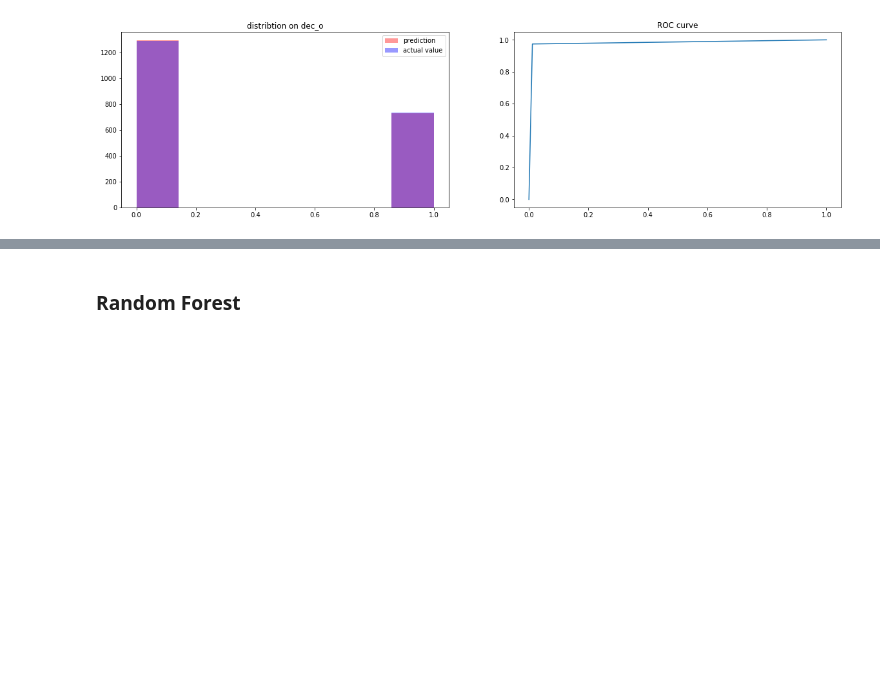
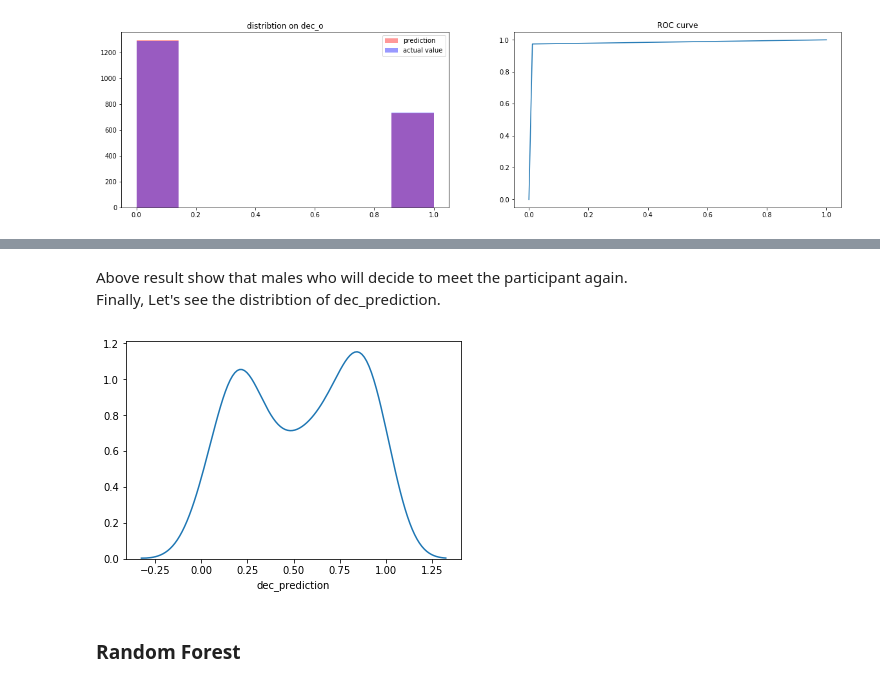
Before and after one commit to imsaulpark/Speed-dating-in-kaggle, a Jupyter notebook: Prediction/Prediction on 'decision_o'.ipynb, the cells around one changed output, grey strips where cells are left out. Saved outputs shown, nothing was run; the diff lists cells and outputs as text; code cells hidden in the pictures; blank space fills up the shorter version.

```diff
--- a/Prediction/Prediction on 'decision_o'.ipynb
+++ b/Prediction/Prediction on 'decision_o'.ipynb
@@ -171,0 +244,15 @@ Image(graph.create_png())
+# %%
+# Input dataframe into our model.
+prediction = clf.predict_proba(df_input)
+
+# Let's make result dataframe and add column including 'prediction'
+dec_prediciton = []
+for i in prediction :
+    dec_prediciton.append(i[0])
+cols = ['iid', 'attr3_1', 'sinc3_1', 'fun3_1', 'intel3_1', 'amb3_1']
+df_result = df_male_drop.loc[:, cols]
+df_result['dec_prediction'] = dec_prediciton
+
+# Sort by prediction value.
+df_result.sort_values(by = ['dec_prediction'], inplace = True, ascending= False )
+df_result.head(5)
@@ -172,3 +266,11 @@ Image(graph.create_png())
+# %% [markdown]
+Above result show that males who will decide to meet the participant again.
+Finally, Let's see the distribtion of dec_prediction.
+# %%
+flg = sns.distplot(df_result['dec_prediction'], hist=False)
+# fig.
+# %% [output]
+[figure, added]
 # %% [markdown]
 ### Random Forest
 # %%
```
Also changed, not shown: parts of 6 cells of this notebook.
